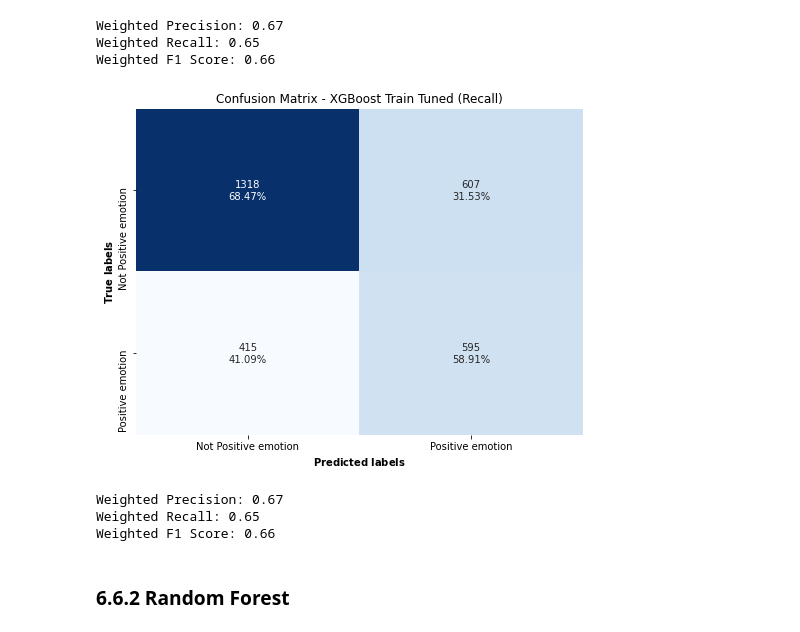
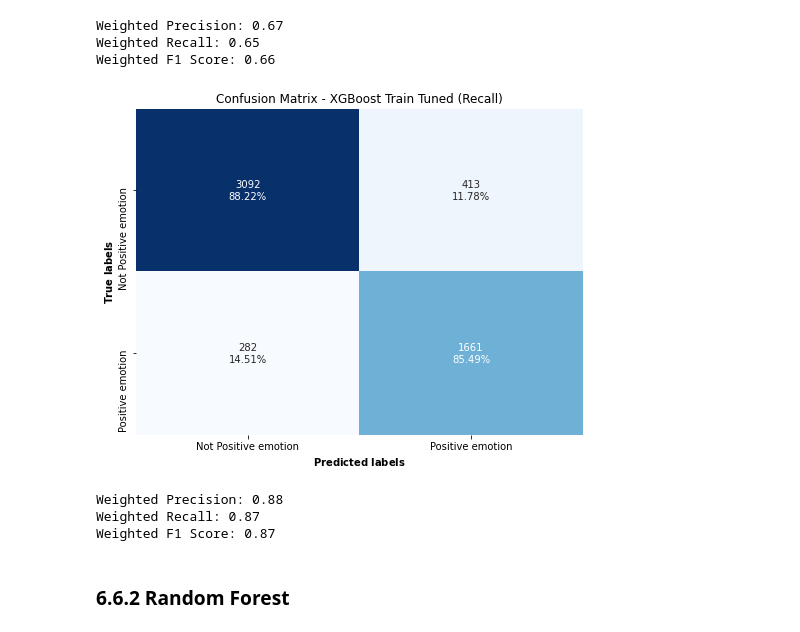
Before and after one commit to mbarriola96/Brands-product_emotions_analysis, a Jupyter notebook: notebooks/03_modelling.ipynb, the cells around one changed output. Cells and saved outputs as stored; diff of their text form; code cells hidden in the pictures.

```diff
--- a/notebooks/03_modelling.ipynb
+++ b/notebooks/03_modelling.ipynb
@@ -866,12 +866,12 @@ Weighted Precision: 0.67
 Weighted Recall: 0.65
 Weighted F1 Score: 0.66
 # %%
-plot_confusion_matrix_and_metrics(y_test, y_pred_test_xgb_tuned_recall, title='Confusion Matrix - XGBoost Train Tuned (Recall)');
+plot_confusion_matrix_and_metrics(y_train, y_pred_train_xgb_tuned_recall, title='Confusion Matrix - XGBoost Train Tuned (Recall)');
 # %% [output]
-[figure, old version]
+[figure, new version]
-Weighted Precision: 0.67
-Weighted Recall: 0.65
-Weighted F1 Score: 0.66
+Weighted Precision: 0.88
+Weighted Recall: 0.87
+Weighted F1 Score: 0.87
 # %% [markdown]
 ### 6.6.2 Random Forest
 # %%
```
Also changed, not shown: parts of 10 cells of this notebook, 2 other files.
